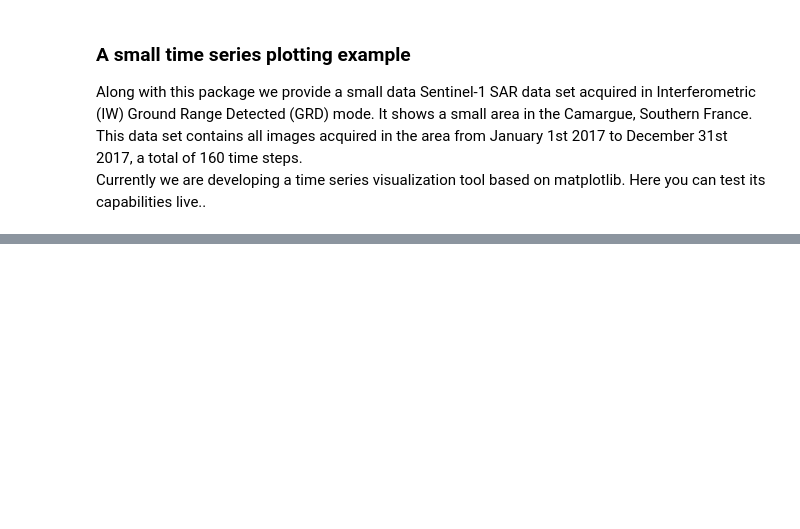
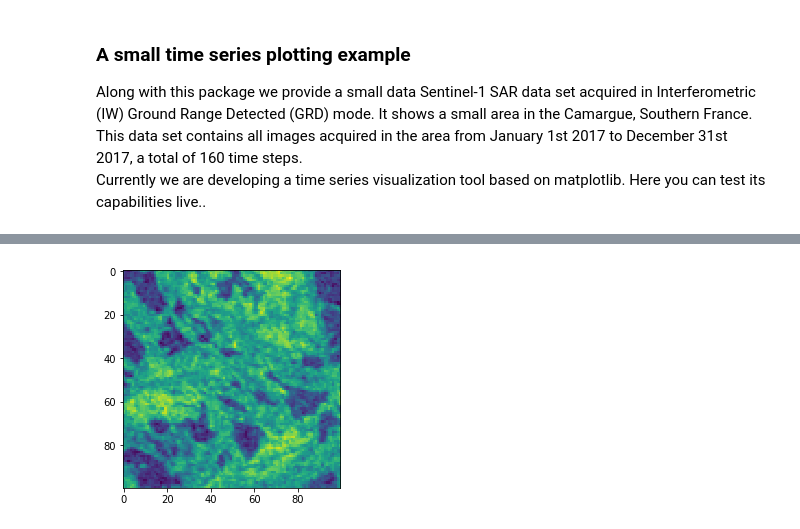
Before and after one commit to johntruckenbrodt/spatialist, a Jupyter notebook: spatialist_tutorial.ipynb, the cells around one changed output, grey strips where cells are left out. Cells and saved outputs as stored; diff of their text form; code cells hidden in the pictures; blank space fills up the shorter version.

```diff
--- a/spatialist_tutorial.ipynb
+++ b/spatialist_tutorial.ipynb
@@ -28,0 +34,7 @@ HBox(children=(IntSlider(value=81, continuous_update=False, description='band',
+# %%
+% matplotlib inline
+with Raster(dataset) as ras:
+    plt.imshow(ras.matrix(1))
+    plt.show()
+# %% [output]
+[figure, added]
```
Also changed, not shown: parts of 7 cells of this notebook.
